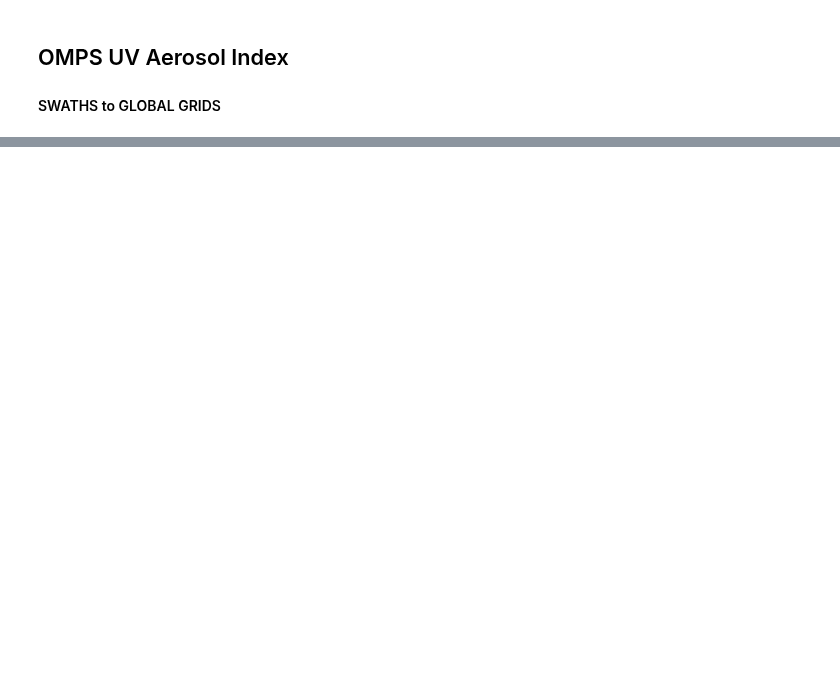
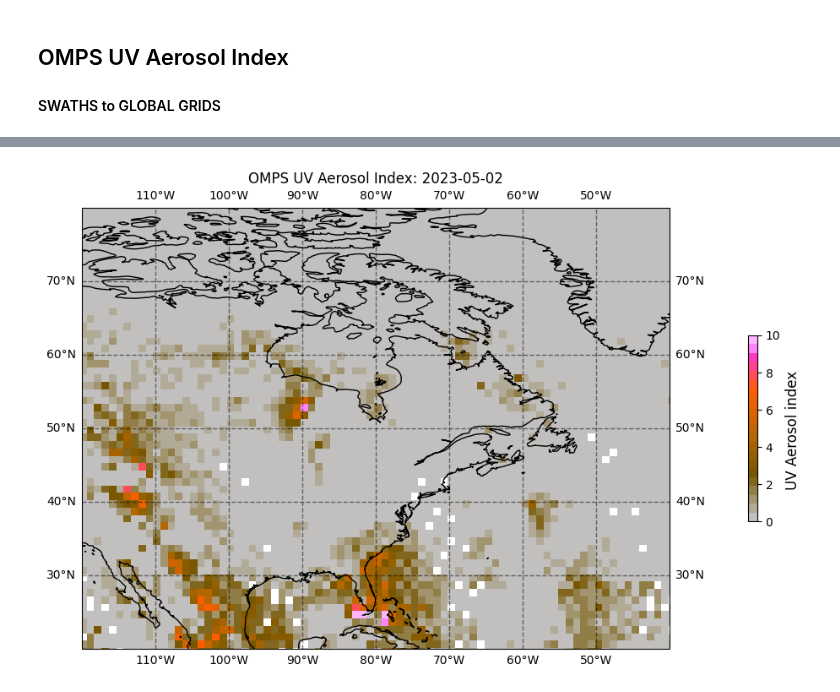
Before and after one commit to remsens-lim/TRAILS, a Jupyter notebook: src/scripts/OMPS_global_grid.ipynb, the cells around one changed output, grey strips where cells are left out. Saved outputs shown, nothing was run; the diff lists cells and outputs as text; code cells hidden in the pictures; blank space fills up the shorter version.

```diff
--- a/src/scripts/OMPS_global_grid.ipynb
+++ b/src/scripts/OMPS_global_grid.ipynb
@@ -37,0 +60,9 @@ Dataset save to:  /projekt7/remsens/data_new/site-campaign/leipzig-tropos/suomi/
+# %%
+lon_min = -120
+lon_max = -40
+lat_min = 20
+lat_max = 80
+extent = [lon_min, lon_max, lat_min, lat_max]
+fig, ax = p.plot_uvai_global_grd(ds, obs_date, extent)
+# %% [output]
+[figure, added]
```
Also changed, not shown: parts of 3 cells of this notebook, 3 other files.
